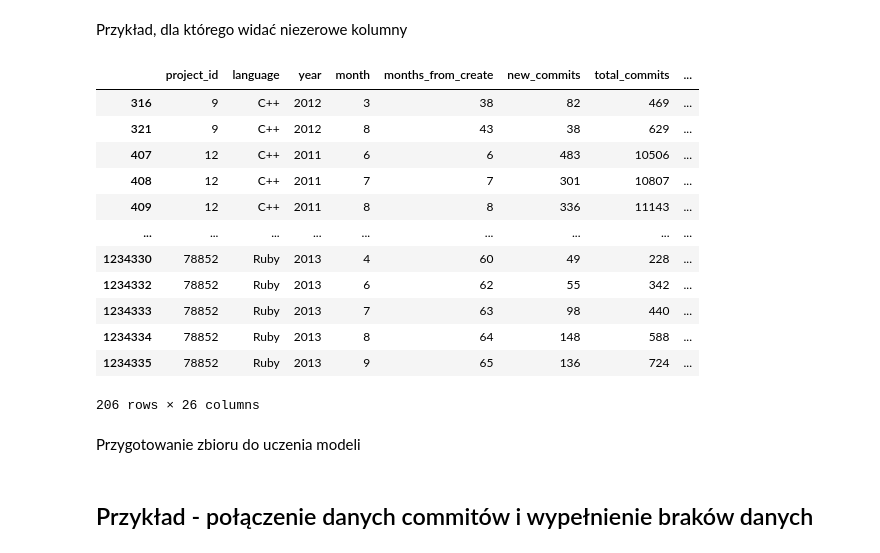
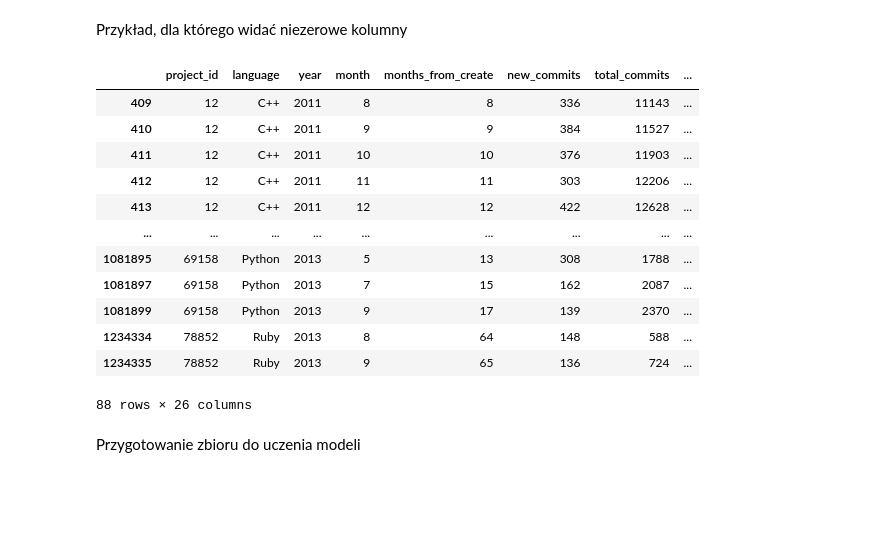
Before and after one commit to DuDiiC/engineering-thesis, a Jupyter notebook: notebooks/02_data_preparing/07_create_training_set_TMP.ipynb, the cells around one changed output. Saved outputs shown, nothing was run; the diff lists cells and outputs as text; code cells hidden in the pictures; blank space fills up the shorter version.

```diff
--- a/notebooks/02_data_preparing/07. (tmp) łączenie w zbiór uczący.ipynb
+++ b/notebooks/02_data_preparing/07_create_training_set_TMP.ipynb
@@ -49,6 +54,7 @@ def merge_monthly_value(df1, df2, month_val):
     return new_df
 # %%
 def merge_summary_value(df1, df2, summ_val):
+    """Wykonanie niezbędnych operacji dla danych sumujących się od początku projektu"""
     new_df = merge_into_projects_time_series(df1, df2)
     new_df[summ_val] = fill_NaN_for_summary_values(new_df, summ_val)
     new_df[summ_val] = new_df[summ_val].astype('int64')
@@ -77,26 +83,40 @@ new_pull_request_comments = pd.read_pickle('../../data/02_prepared_data/new_pull
 new_watchers = pd.read_pickle('../../data/02_prepared_data/new_watchers.pkl')
 # %%
 # commity
-projects_time_series = full_merge(projects_time_series, new_commits, 'new_commits', 'total_commits')
-projects_time_series = full_merge(projects_time_series, unique_committers, 'unique_committers', 'total_unique_committers')
+projects_time_series = \
+    full_merge(projects_time_series, new_commits, 'new_commits', 'total_commits')
+projects_time_series = \
+    full_merge(projects_time_series, unique_committers, 'unique_committers', 'total_unique_committers')
 # komentarze commitów
-projects_time_series = full_merge(projects_time_series, new_commit_comments, 'new_commit_comments', 'total_commit_comments')
+projects_time_series = \
+    full_merge(projects_time_series, new_commit_comments, 'new_commit_comments', 'total_commit_comments')
 # issues
-projects_time_series = full_merge(projects_time_series, new_issues, 'new_issues', 'total_issues')
-projects_time_series = full_merge(projects_time_series, new_issue_comments, 'new_issue_comments', 'total_issue_comments')
+projects_time_series = \
+    full_merge(projects_time_series, new_issues, 'new_issues', 'total_issues')
+projects_time_series = \
+    full_merge(projects_time_series, new_issue_comments, 'new_issue_comments', 'total_issue_comments')
 # pull requesty zmergowane
-projects_time_series = merge_monthly_value(projects_time_series, new_opened_pull_requests_to_merge, 'new_opened_pull_requests_to_merge')
-projects_time_series = merge_monthly_value(projects_time_series, new_merged_pull_requests, 'new_merged_pull_requests')
-projects_time_series = merge_monthly_value(projects_time_series, new_closed_merged_pull_requests, 'new_closed_merged_pull_requests')
-projects_time_series = merge_summary_value(projects_time_series, total_merged_pull_requests, 'total_merged_pull_requests')
+projects_time_series = \
+    merge_monthly_value(projects_time_series, new_opened_pull_requests_to_merge, 'new_opened_pull_requests_to_merge')
+projects_time_series = \
+    merge_monthly_value(projects_time_series, new_merged_pull_requests, 'new_merged_pull_requests')
+projects_time_series = \
+    merge_monthly_value(projects_time_series, new_closed_merged_pull_requests, 'new_closed_merged_pull_requests')
+projects_time_series = \
+    merge_summary_value(projects_time_series, total_merged_pull_requests, 'total_merged_pull_requests')
 # pull requesty niezmergowane
-projects_time_series = merge_monthly_value(projects_time_series, new_opened_pull_requests_to_discard, 'new_opened_pull_requests_to_discard')
-projects_time_series = merge_monthly_value(projects_time_series, new_closed_unmerged_pull_requests, 'new_closed_unmerged_pull_requests')
-projects_time_series = merge_summary_value(projects_time_series, total_unmerged_pull_requests, 'total_unmerged_pull_requests')
+projects_time_series = \
+    merge_monthly_value(projects_time_series, new_opened_pull_requests_to_discard, 'new_opened_pull_requests_to_discard')
+projects_time_series = \
+    merge_monthly_value(projects_time_series, new_closed_unmerged_pull_requests, 'new_closed_unmerged_pull_requests')
+projects_time_series = \
+    merge_summary_value(projects_time_series, total_unmerged_pull_requests, 'total_unmerged_pull_requests')
 # komentarze pull requestów
-projects_time_series = full_merge(projects_time_series, new_pull_request_comments, 'new_pull_request_comments', 'total_pull_request_comments')
+projects_time_series = \
+    full_merge(projects_time_series, new_pull_request_comments, 'new_pull_request_comments', 'total_pull_request_comments')
 # ilość obserwujących
-projects_time_series = full_merge(projects_time_series, new_watchers, 'new_watchers', 'total_watchers')
+projects_time_series = \
+    full_merge(projects_time_series, new_watchers, 'new_watchers', 'total_watchers')
 
 projects_time_series.head()
 # %% [output]
@@ -110,21 +130,21 @@ projects_time_series.head()
 # %% [markdown]
 Przykład, dla którego widać niezerowe kolumny
 # %%
-projects_time_series[projects_time_series['unique_committers'] > 20]
+projects_time_series[projects_time_series['unique_committers'] > 30]
 # %% [output]
 |  | project_id | language | year | month | months_from_create | new_commits | total_commits | ... |
-| 316 | 9 | C++ | 2012 | 3 | 38 | 82 | 469 | ... |
-| 321 | 9 | C++ | 2012 | 8 | 43 | 38 | 629 | ... |
-| 407 | 12 | C++ | 2011 | 6 | 6 | 483 | 10506 | ... |
-| 408 | 12 | C++ | 2011 | 7 | 7 | 301 | 10807 | ... |
 | 409 | 12 | C++ | 2011 | 8 | 8 | 336 | 11143 | ... |
+| 410 | 12 | C++ | 2011 | 9 | 9 | 384 | 11527 | ... |
+| 411 | 12 | C++ | 2011 | 10 | 10 | 376 | 11903 | ... |
+| 412 | 12 | C++ | 2011 | 11 | 11 | 303 | 12206 | ... |
+| 413 | 12 | C++ | 2011 | 12 | 12 | 422 | 12628 | ... |
 | ... | ... | ... | ... | ... | ... | ... | ... | ... |
-| 1234330 | 78852 | Ruby | 2013 | 4 | 60 | 49 | 228 | ... |
-| 1234332 | 78852 | Ruby | 2013 | 6 | 62 | 55 | 342 | ... |
-| 1234333 | 78852 | Ruby | 2013 | 7 | 63 | 98 | 440 | ... |
+| 1081895 | 69158 | Python | 2013 | 5 | 13 | 308 | 1788 | ... |
+| 1081897 | 69158 | Python | 2013 | 7 | 15 | 162 | 2087 | ... |
+| 1081899 | 69158 | Python | 2013 | 9 | 17 | 139 | 2370 | ... |
 | 1234334 | 78852 | Ruby | 2013 | 8 | 64 | 148 | 588 | ... |
 | 1234335 | 78852 | Ruby | 2013 | 9 | 65 | 136 | 724 | ... |
-206 rows × 26 columns
+88 rows × 26 columns
 # %% [markdown]
 Przygotowanie zbioru do uczenia modeli
 # %%
@@ -133,2 +153,0 @@ projects_time_series.drop(columns={'project_id', 'language', 'year', 'month'}) \
-# %% [markdown]
-## Przykład - połączenie danych commitów i wypełnienie braków danych
```
Also changed, not shown: parts of 17 cells of this notebook, 8 other files.
